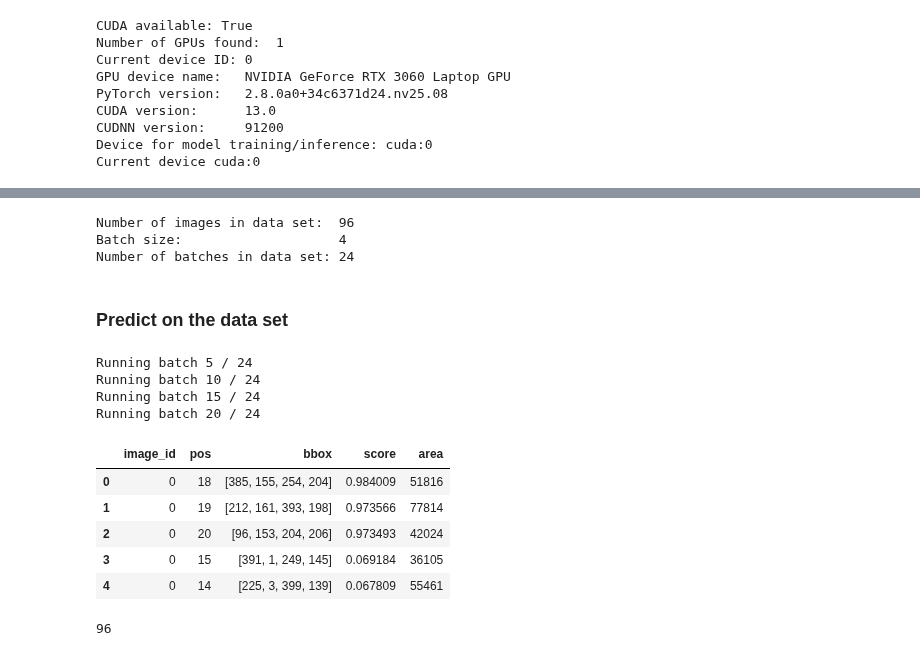
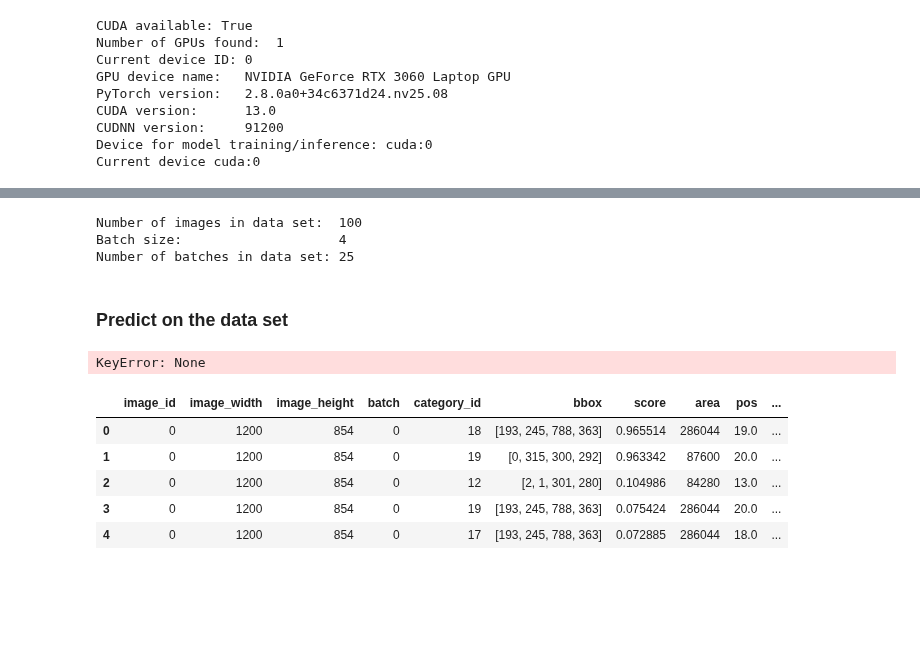
Before and after one commit to awerdich/computervision, a Jupyter notebook: notebooks/detection/09_inference_03.ipynb, the cells around one changed output, grey strips where cells are left out. Cells and saved outputs as stored; diff of their text form; code cells hidden in the pictures; blank space fills up the shorter version.

```diff
--- a/notebooks/detection/09_inference_03.ipynb
+++ b/notebooks/detection/09_inference_03.ipynb
@@ -101,23 +121,15 @@ model = RTDetrV2ForObjectDetection.from_pretrained(checkpoint_dir).to(device)
 # %%
-def collate_fn(batch):
-    """
-    Collates a batch of data samples into a single dictionary for model input.
-    """
-    data = {}
-    data["pixel_values"] = torch.stack([x["pixel_values"] for x in batch]).to(device)
-    data["labels"] = [x["labels"].to(device) for x in batch]
-    return data
+data_select = df.loc[df[file_col].isin(file_list[:100])]
 
-dataset = DETRdataset(data=df.copy(),
+dataset = DETRdataset(data=data_select,
                       image_processor=processor,
                       image_dir=image_dir,
                       file_name_col=file_col,
-                      label_id_col='label',
-                      bbox_col=bbox_col,
+                      label_id_col=None,
+                      bbox_col=None,
                       transforms=[alb.NoOp()])
 
 batch_size = 4
-dl = DataLoader(dataset=dataset, batch_size=4, collate_fn=collate_fn)
 
 # Calculate the number of batches in the data set
 n_images = len(dataset)
@@ -129,8 +141,8 @@ print(f'Number of images in data set:  {n_images}')
 print(f'Batch size:                    {batch_size}')
 print(f'Number of batches in data set: {n_batches}')
 # %% [output]
-Number of images in data set:  96
+Number of images in data set:  100
 Batch size:                    4
-Number of batches in data set: 24
+Number of batches in data set: 25
 # %% [markdown]
 ### Predict on the data set ###
@@ -165,27 +149,17 @@ def predict_batch(batch, threshold):
-# %%
-# Predict on the data set
-threshold = 0.05
-pred_df_list = []
-for b, batch in enumerate(dl):
-    if (b +1) % 5 == 0:
-        print(f'Running batch {b + 1} / {n_batches}')
-    pred_df_list.append(predict_batch(batch, threshold=threshold))
-pred_df = pd.concat(pred_df_list, axis=0, ignore_index=True)
-# %% [output]
-Running batch 5 / 24
-Running batch 10 / 24
-Running batch 15 / 24
-Running batch 20 / 24
-# %%
-pred_df.head()
-# %% [output]
-|  | image_id | pos | bbox | score | area |
-| 0 | 0 | 18 | [385, 155, 254, 204] | 0.984009 | 51816 |
-| 1 | 0 | 19 | [212, 161, 393, 198] | 0.973566 | 77814 |
-| 2 | 0 | 20 | [96, 153, 204, 206] | 0.973493 | 42024 |
-| 3 | 0 | 15 | [391, 1, 249, 145] | 0.069184 | 36105 |
-| 4 | 0 | 14 | [225, 3, 399, 139] | 0.067809 | 55461 |
-# %%
-print(len(pred_df['image_id'].unique()))
-# %% [output]
-96
+# %%
+detr = DetrInference(device=device, checkpoint_path=checkpoint_dir, batch_size=batch_size)
+pred_df = detr.predict_on_dataset(dataset=dataset, threshold=0.05)
+# %% [output]
+KeyError: None
+# %%
+# Add the correct position label
+pred_df = pred_df.assign(pos=pred_df['category_id'].apply(lambda cat: id2label.get(cat)))
+pred_df = pred_df.assign(file=pred_df['image_id'].apply(lambda idx: id2file.get(idx)))
+display(pred_df.head())
+# %% [output]
+|  | image_id | image_width | image_height | batch | category_id | bbox | score | area | pos | ... |
+| 0 | 0 | 1200 | 854 | 0 | 18 | [193, 245, 788, 363] | 0.965514 | 286044 | 19.0 | ... |
+| 1 | 0 | 1200 | 854 | 0 | 19 | [0, 315, 300, 292] | 0.963342 | 87600 | 20.0 | ... |
+| 2 | 0 | 1200 | 854 | 0 | 12 | [2, 1, 301, 280] | 0.104986 | 84280 | 13.0 | ... |
+| 3 | 0 | 1200 | 854 | 0 | 19 | [193, 245, 788, 363] | 0.075424 | 286044 | 20.0 | ... |
+| 4 | 0 | 1200 | 854 | 0 | 17 | [193, 245, 788, 363] | 0.072885 | 286044 | 18.0 | ... |
```
Also changed, not shown: parts of 8 cells of this notebook.
